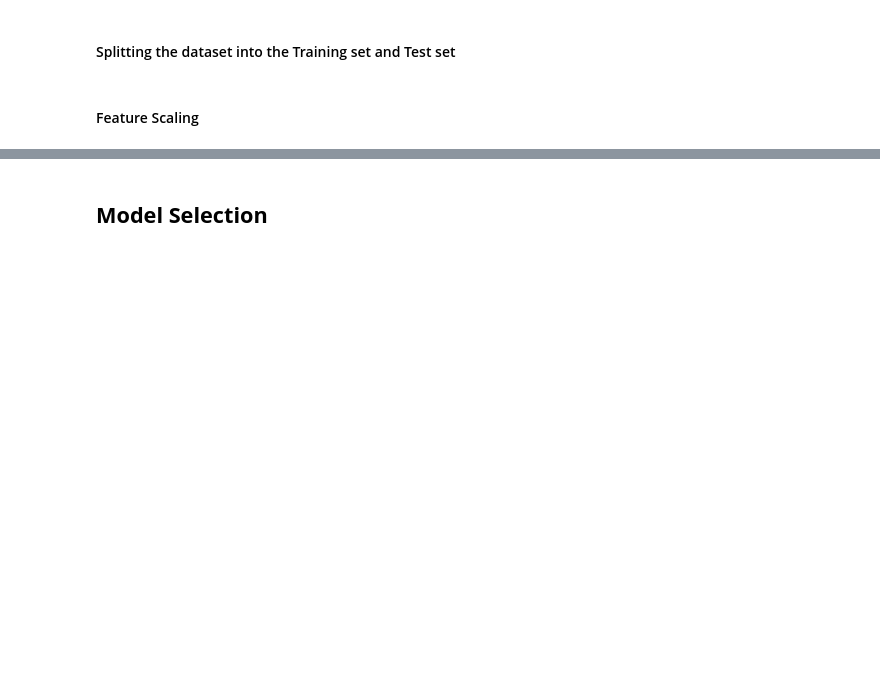
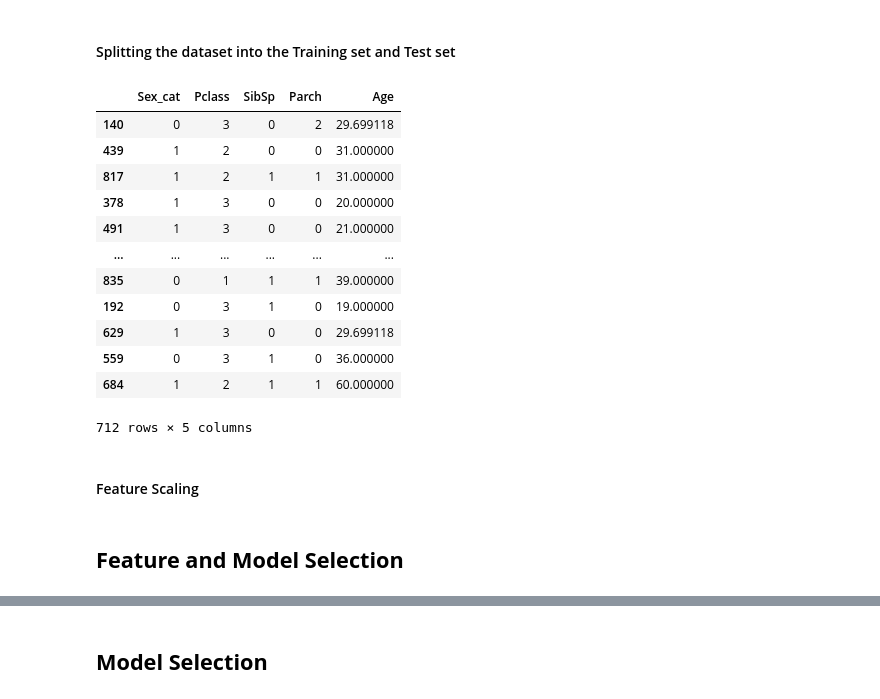
Before and after one commit to NoamRI/Titanic-Kaggle-Competiton, a Jupyter notebook: titanic.ipynb, the cells around one changed output, grey strips where cells are left out. Drawn from its saved outputs; the diff is of its cells as text; code cells hidden in the pictures; blank space fills up the shorter version.

Commit message:
Kaggle Notebook | Titanic | Adding feature selection

```diff
--- a/titanic.ipynb
+++ b/titanic.ipynb
@@ -408,6 +405,22 @@ array([0, 1, 1, 1, 0, 0, 0, 0, 1, 1, 1, 1, 0, 0, 0, 1, 0, 1, 0, 1, 0, 1,
 # %%
 from sklearn.model_selection import train_test_split
 X_train, X_test, y_train, y_test = train_test_split(X, y, test_size = 0.2, random_state = 0)
+# %%
+X_train
+# %% [output]
+|  | Sex_cat | Pclass | SibSp | Parch | Age |
+| 140 | 0 | 3 | 0 | 2 | 29.699118 |
+| 439 | 1 | 2 | 0 | 0 | 31.000000 |
+| 817 | 1 | 2 | 1 | 1 | 31.000000 |
+| 378 | 1 | 3 | 0 | 0 | 20.000000 |
+| 491 | 1 | 3 | 0 | 0 | 21.000000 |
+| ... | ... | ... | ... | ... | ... |
+| 835 | 0 | 1 | 1 | 1 | 39.000000 |
+| 192 | 0 | 3 | 1 | 0 | 19.000000 |
+| 629 | 1 | 3 | 0 | 0 | 29.699118 |
+| 559 | 0 | 3 | 1 | 0 | 36.000000 |
+| 684 | 1 | 2 | 1 | 1 | 60.000000 |
+712 rows × 5 columns
 # %% [markdown]
 #### Feature Scaling
 # %%
@@ -416,3 +429,5 @@ from sklearn.preprocessing import StandardScaler
 sc = StandardScaler()
 X_train = sc.fit_transform(X_train)
 X_test = sc.transform(X_test)
+# %% [markdown]
+## **Feature and Model Selection**
```
Also changed, not shown: parts of 18 cells of this notebook.
